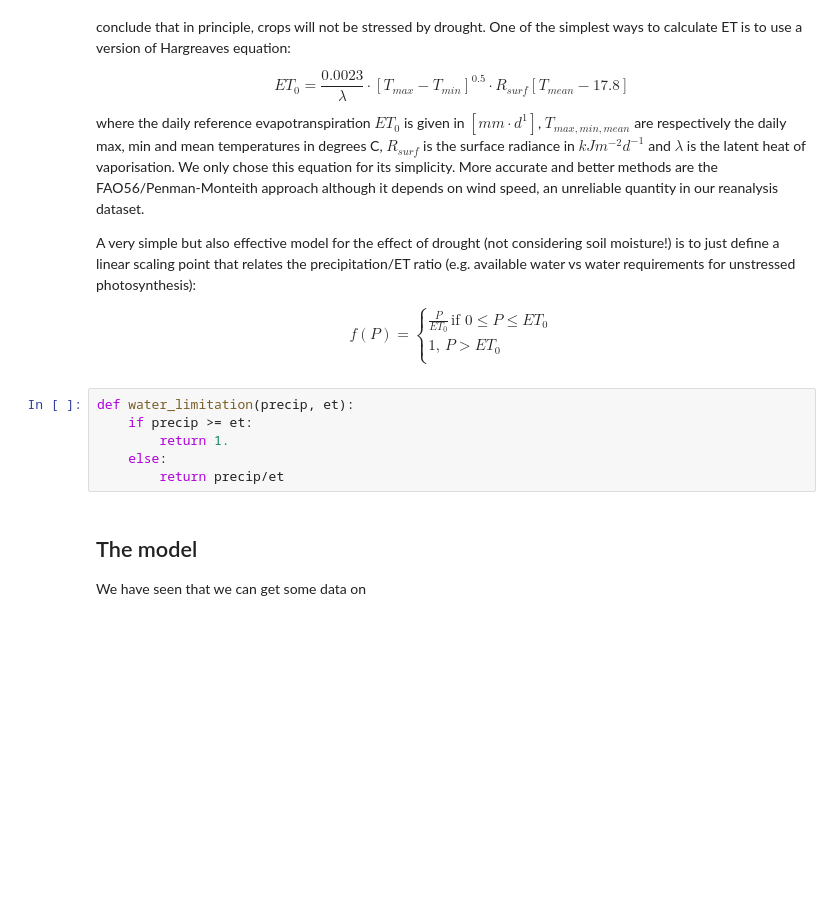
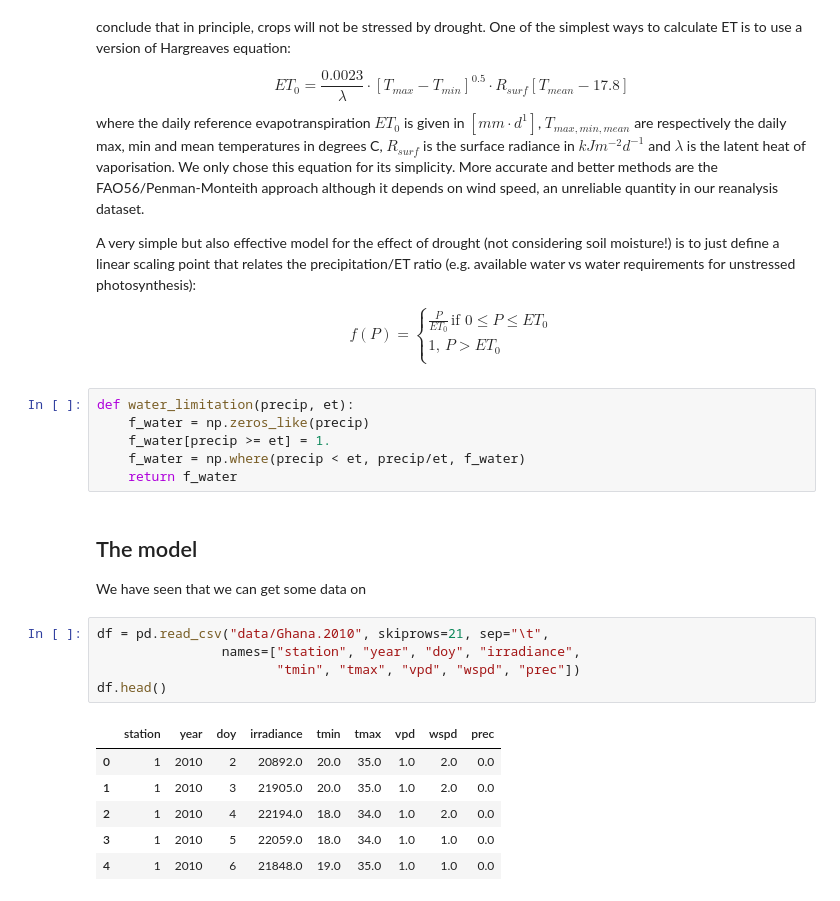
Before and after one commit to jgomezdans/accra_wkshp, a Jupyter notebook: 03-Production_Efficiency_Modelling.ipynb, the cells around one changed output. Saved outputs shown, nothing was run; the diff lists cells and outputs as text; blank space fills up the shorter version.

```diff
--- a/03-Production_Efficiency_Modelling.ipynb
+++ b/03-Production_Efficiency_Modelling.ipynb
@@ -79,13 +87,25 @@ f(P)=\begin{cases}
 $$
 # %%
 def water_limitation(precip, et):
-    if precip >= et:
-        return 1.
-    else:
-        return precip/et
+    f_water = np.zeros_like(precip)
+    f_water[precip >= et] = 1.
+    f_water = np.where(precip < et, precip/et, f_water)
+    return f_water
 # %% [markdown]
 
 
 ## The model
 
 We have seen that we can get some data on
+# %%
+df = pd.read_csv("data/Ghana.2010", skiprows=21, sep="\t",
+                names=["station", "year", "doy", "irradiance",
+                       "tmin", "tmax", "vpd", "wspd", "prec"])
+df.head()
+# %% [output]
+|  | station | year | doy | irradiance | tmin | tmax | vpd | wspd | prec |
+| 0 | 1 | 2010 | 2 | 20892.0 | 20.0 | 35.0 | 1.0 | 2.0 | 0.0 |
+| 1 | 1 | 2010 | 3 | 21905.0 | 20.0 | 35.0 | 1.0 | 2.0 | 0.0 |
+| 2 | 1 | 2010 | 4 | 22194.0 | 18.0 | 34.0 | 1.0 | 2.0 | 0.0 |
+| 3 | 1 | 2010 | 5 | 22059.0 | 18.0 | 34.0 | 1.0 | 1.0 | 0.0 |
+| 4 | 1 | 2010 | 6 | 21848.0 | 19.0 | 35.0 | 1.0 | 1.0 | 0.0 |
```
Also changed, not shown: parts of 5 cells of this notebook.
